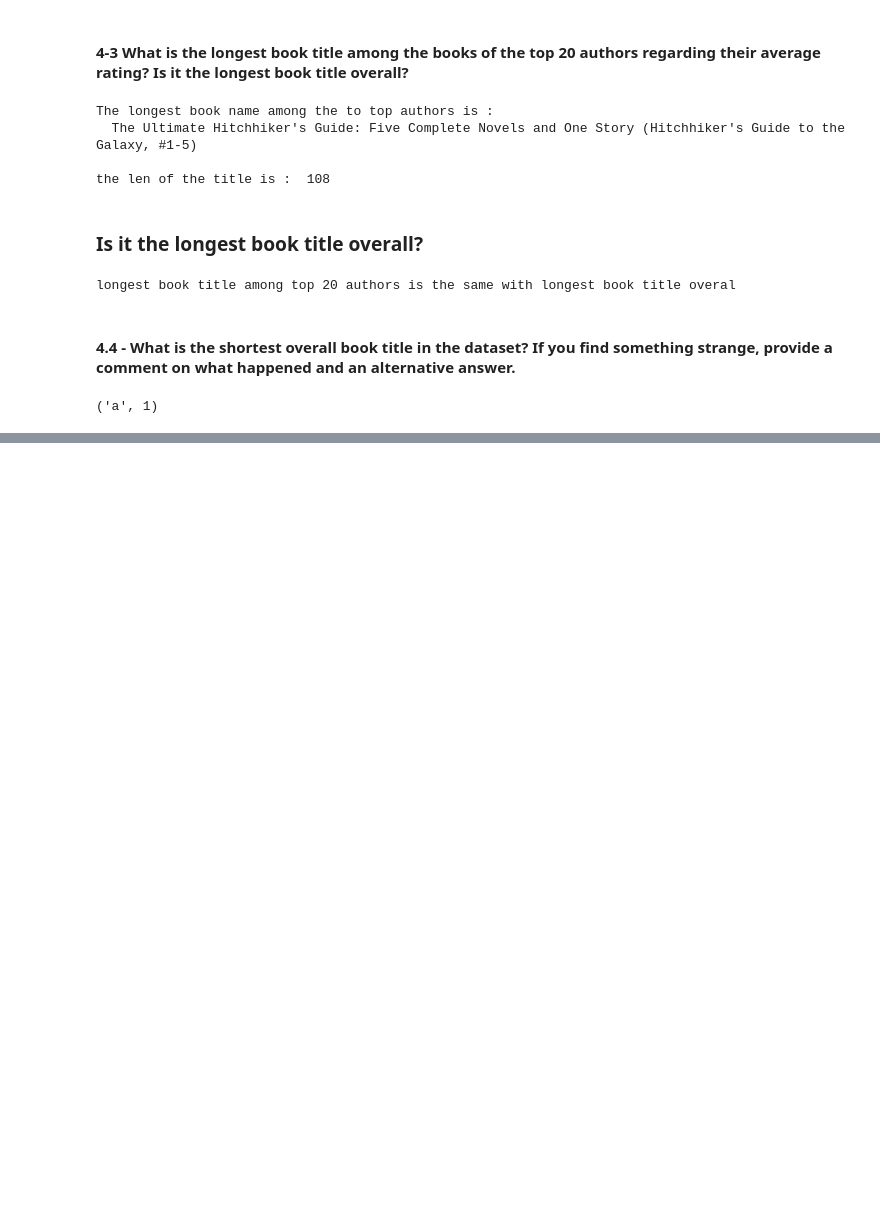
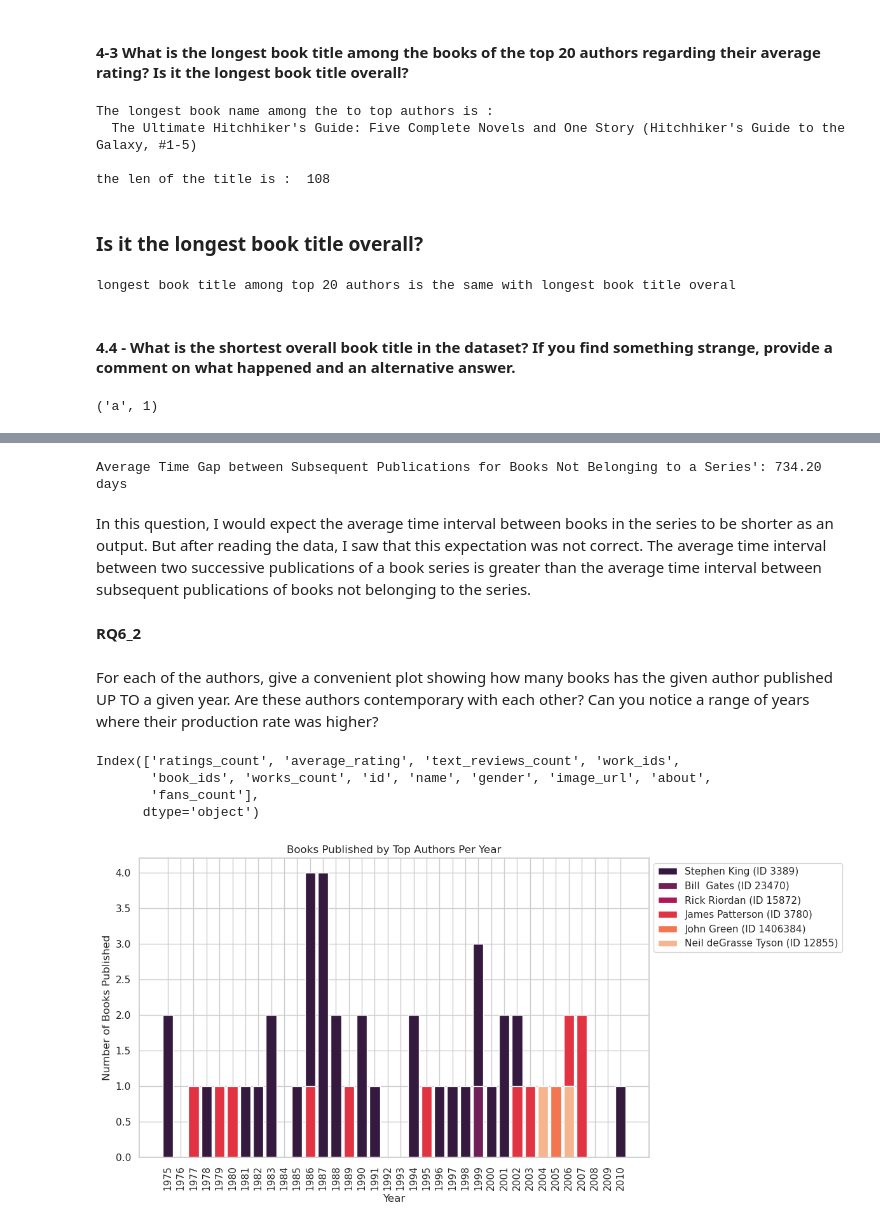
Before and after one commit to lorinco/ADM-HW2, a Jupyter notebook: main.ipynb, the cells around one changed output, grey strips where cells are left out. Drawn from its saved outputs; the diff is of its cells as text; code cells hidden in the pictures; blank space fills up the shorter version.

```diff
--- a/main.ipynb
+++ b/main.ipynb
@@ -643,0 +1173,20 @@ shortest_book_title[0]
+# %%
+for author_id in top_10_authors['id']:
+    series_books_author = df_books[(df_books['series_name'].notnull()) & (df_books['author_id'] == author_id)]
+    books_not_in_series = series_books_author[(series_books_author['series_id'].isnull()) | (series_books_author['series_id'] == '')]
+    books_not_in_series = books_not_in_series.drop_duplicates(subset=['work_id', 'original_publication_date'])
+
+    if not books_not_in_series.empty and len(books_not_in_series) > 1: #I exclude authors with only one book
+        author_name = df_authors[df_authors['id'] == author_id]['name'].iloc[0]
+        print(f"\nCalculating average time gap for books not in a series for author {author_name} (ID {author_id}):")
+
+        books_not_in_series['original_publication_date'] = pd.to_datetime(books_not_in_series['original_publication_date'], errors='coerce')
+        books_not_in_series = books_not_in_series.sort_values('original_publication_date')
+
+        time_diffs = books_not_in_series['original_publication_date'].diff().dropna()
+        time_diffs_days = time_diffs.dt.days
+        average_gap_days = time_diffs_days.mean()
+
+        print(f"Average Time Gap between Subsequent Publications for Books Not Belonging to a Series: {average_gap_days:.2f} days")
+
+        author_averages[author_name] = average_gap_days
@@ -643,0 +1208,54 @@ shortest_book_title[0]
+# %%
+average_gap_values = [303.60, 1196.00, 840.38, 567.00, 764.00]
+overall_average_gap = sum(average_gap_values) / len(average_gap_values) if average_gap_values else 0
+print(f"Average Time Gap between Subsequent Publications for Books Not Belonging to a Series': {overall_average_gap:.2f} days")
+# %% [output]
+Average Time Gap between Subsequent Publications for Books Not Belonging to a Series': 734.20 days
+# %% [markdown]
+In this question, I would expect the average time interval between books in the series to be shorter as an output. But after reading the data, I saw that this expectation was not correct.
+The average time interval between two successive publications of a book series is greater than the average time interval between subsequent publications of books not belonging to the series.
+# %% [markdown]
+**RQ6_2**
+# %% [markdown]
+For each of the authors, give a convenient plot showing how many books has the given author published UP TO a given year. Are these authors contemporary with each other? Can you notice a range of years where their production rate was higher?
+# %%
+print(top_10_authors.columns)
+# %% [output]
+Index(['ratings_count', 'average_rating', 'text_reviews_count', 'work_ids',
+       'book_ids', 'works_count', 'id', 'name', 'gender', 'image_url', 'about',
+       'fans_count'],
+      dtype='object')
+# %%
+plt.figure(figsize=(12, 6))
+
+for author_id in top_10_authors['id']:
+    series_books_author = df_books[(df_books['series_name'].notnull()) & (df_books['author_id'] == author_id)]
+
+    if not series_books_author.empty:
+        books_not_in_series = series_books_author[(series_books_author['series_id'].isnull()) | (series_books_author['series_id'] == '')]
+        if not books_not_in_series.empty:
+            author_name = df_authors[df_authors['id'] == author_id]['name'].iloc[0]
+            unique_books = books_not_in_series.drop_duplicates('work_id')[['work_id', 'original_publication_date']]
+
+            unique_books['original_publication_date'] = pd.to_datetime(unique_books['original_publication_date'], errors='coerce')
+
+            # Filter years between 1975 and 2010
+            unique_books = unique_books[unique_books['original_publication_date'].dt.year.between(1975, 2010)]
+
+            # Group by year and count the number of books
+            unique_books['Year'] = unique_books['original_publication_date'].dt.year
+            books_by_year = unique_books.groupby('Year').size()
+
+            sns.set_palette("rocket")
+
+            plt.bar(books_by_year.index, books_by_year.values, label=f'{author_name} (ID {author_id})')
+
+plt.title('Books Published by Top Authors Per Year')
+plt.xlabel('Year')
+plt.ylabel('Number of Books Published')
+plt.xticks(range(1975, 2011), rotation=90)
+plt.legend(loc='upper left', bbox_to_anchor=(1, 1), ncol=1)
+plt.tight_layout()
+plt.show()
+# %% [output]
+[figure, added]
```
Also changed, not shown: parts of 189 cells of this notebook.
